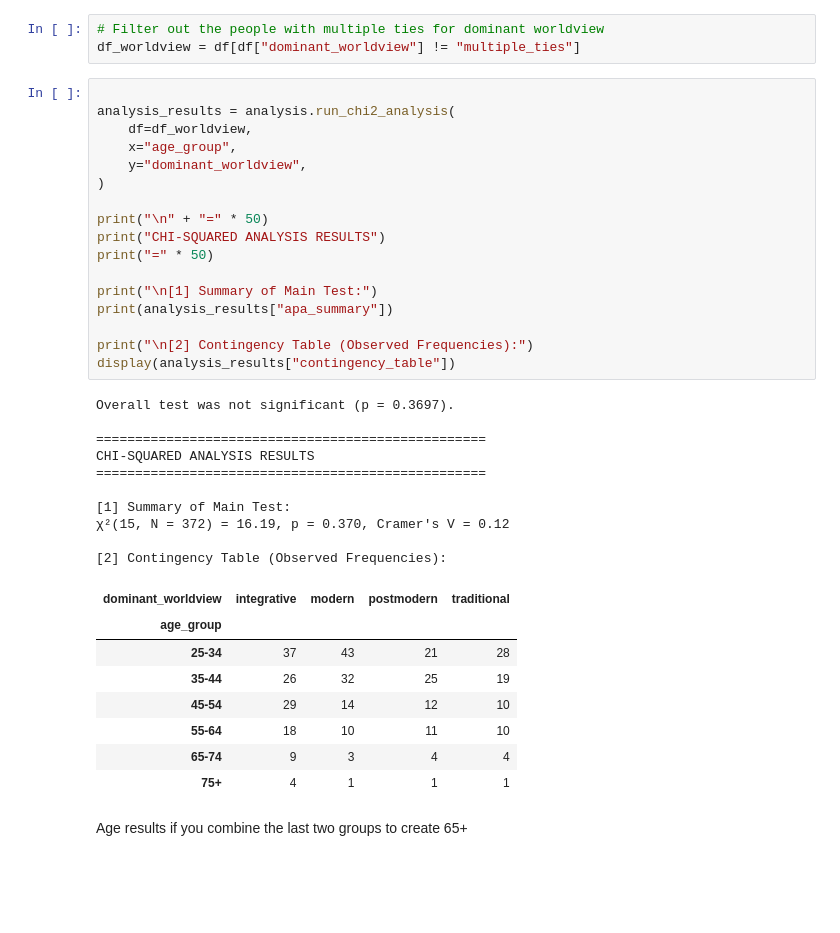
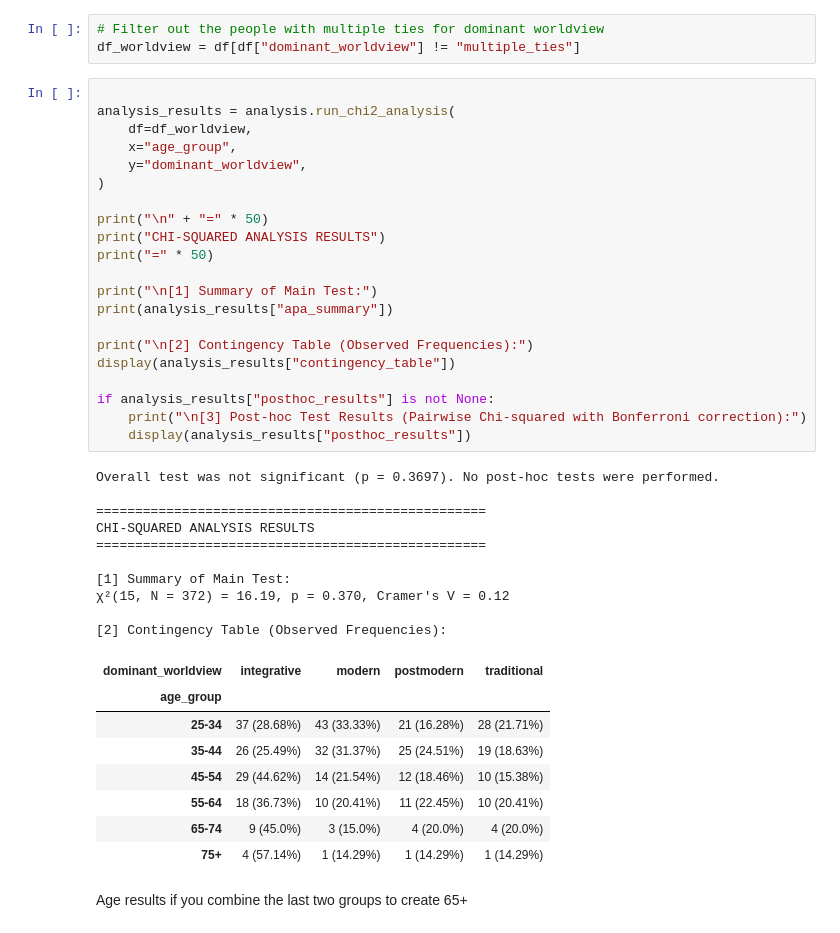
Before and after one commit to ReneeErnst/worldview-study, a Jupyter notebook: notebooks/analysis.ipynb, the cells around one changed output. Drawn from its saved outputs; the diff is of its cells as text; blank space fills up the shorter version.

Commit message:
chi-square updates

```diff
--- a/notebooks/analysis.ipynb
+++ b/notebooks/analysis.ipynb
@@ -589,39 +589,43 @@ df_worldview = df[df["dominant_worldview"] != "multiple_ties"]
 # %%
 
 analysis_results = analysis.run_chi2_analysis(
     df=df_worldview,
     x="age_group",
     y="dominant_worldview",
 )
 
 print("\n" + "=" * 50)
 print("CHI-SQUARED ANALYSIS RESULTS")
 print("=" * 50)
 
 print("\n[1] Summary of Main Test:")
 print(analysis_results["apa_summary"])
 
 print("\n[2] Contingency Table (Observed Frequencies):")
 display(analysis_results["contingency_table"])
+
+if analysis_results["posthoc_results"] is not None:
+    print("\n[3] Post-hoc Test Results (Pairwise Chi-squared with Bonferroni correction):")
+    display(analysis_results["posthoc_results"])
 # %% [output]
-Overall test was not significant (p = 0.3697).
+Overall test was not significant (p = 0.3697). No post-hoc tests were performed.
 
 ==================================================
 CHI-SQUARED ANALYSIS RESULTS
 ==================================================
 
 [1] Summary of Main Test:
 χ²(15, N = 372) = 16.19, p = 0.370, Cramer's V = 0.12
 
 [2] Contingency Table (Observed Frequencies):
 | dominant_worldview | integrative | modern | postmodern | traditional |
 | age_group |  |  |  |  |
-| 25-34 | 37 | 43 | 21 | 28 |
-| 35-44 | 26 | 32 | 25 | 19 |
-| 45-54 | 29 | 14 | 12 | 10 |
-| 55-64 | 18 | 10 | 11 | 10 |
-| 65-74 | 9 | 3 | 4 | 4 |
-| 75+ | 4 | 1 | 1 | 1 |
+| 25-34 | 37 (28.68%) | 43 (33.33%) | 21 (16.28%) | 28 (21.71%) |
+| 35-44 | 26 (25.49%) | 32 (31.37%) | 25 (24.51%) | 19 (18.63%) |
+| 45-54 | 29 (44.62%) | 14 (21.54%) | 12 (18.46%) | 10 (15.38%) |
+| 55-64 | 18 (36.73%) | 10 (20.41%) | 11 (22.45%) | 10 (20.41%) |
+| 65-74 | 9 (45.0%) | 3 (15.0%) | 4 (20.0%) | 4 (20.0%) |
+| 75+ | 4 (57.14%) | 1 (14.29%) | 1 (14.29%) | 1 (14.29%) |
 # %% [markdown]
 Age results if you combine the last two groups to create 65+
 # %%
```
Also changed, not shown: parts of 9 cells of this notebook, 1 other file.
